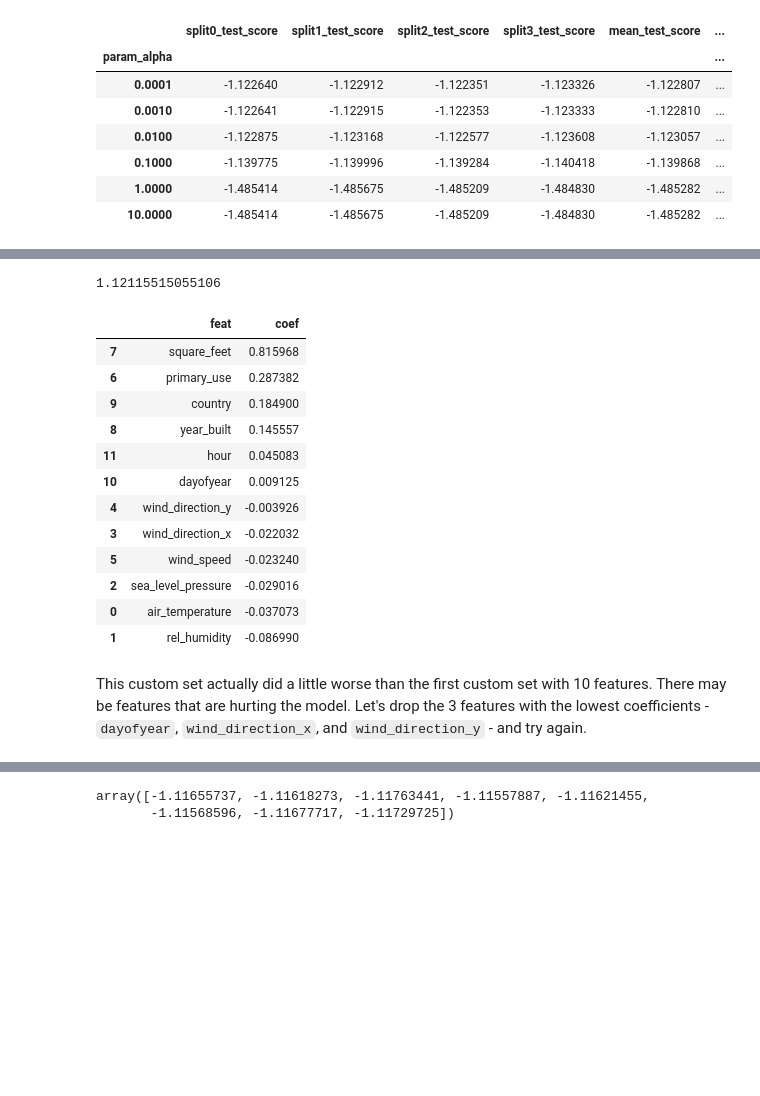
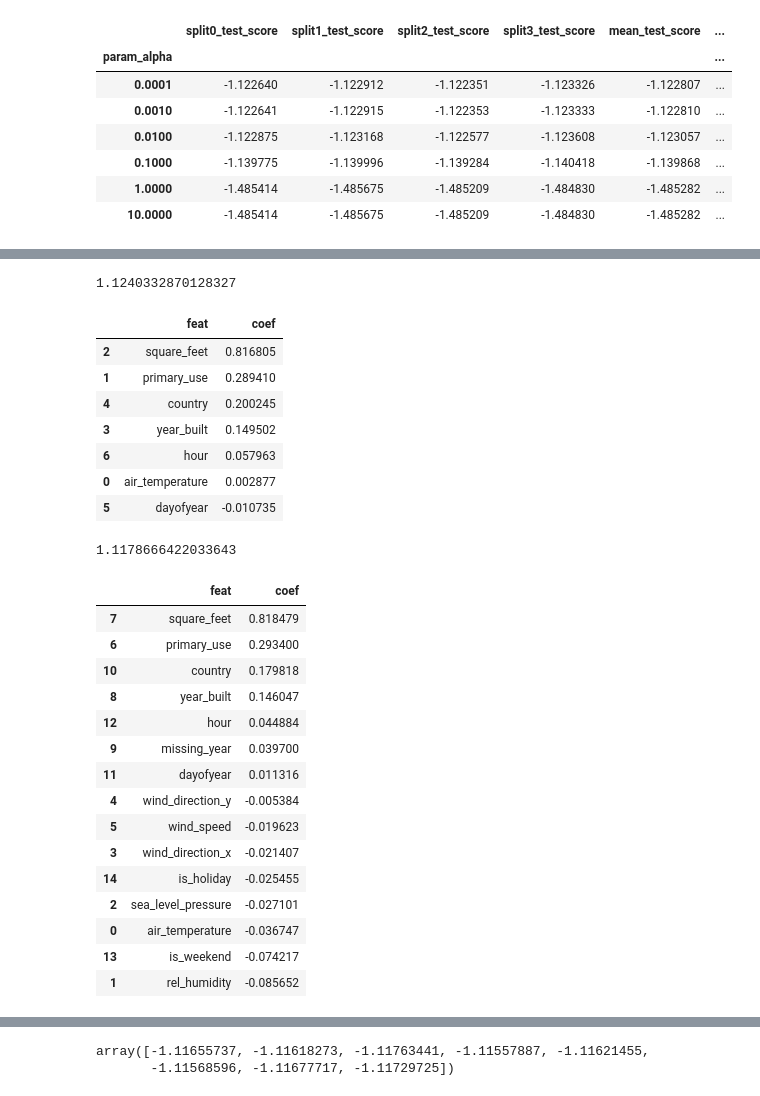
Before and after one commit to tri-bui/energy-predictor, a Jupyter notebook: notebooks/04-modeling.ipynb, the cells around one changed output, grey strips where cells are left out. Cells and saved outputs as stored; diff of their text form; code cells hidden in the pictures; blank space fills up the shorter version.

Commit message:
Update lasso regression subsection in notebook 04

```diff
--- a/notebooks/04-modeling.ipynb
+++ b/notebooks/04-modeling.ipynb
@@ -480,10 +481,0 @@ In other words, just drop `missing_year`, `is_weekend`, and `is_holiday` from th
-# %%
-# Custom feature set 2
-custom_drop2 = ['missing_year', 'is_weekend', 'is_holiday']
-custom_feats2 = Xe_train_scaled.drop(custom_drop2, axis=1).columns.tolist()
-
-# Lasso regression with custom feature set (12)
-params = {'alpha': [10 ** e for e in range(-4, 0)]}
-lasso12 = GridSearchCV(Lasso(random_state=0), params, cv=4, scoring='neg_root_mean_squared_error', n_jobs=-1, verbose=-1)
-lasso12.fit(Xe_train_scaled[custom_feats2], ye_train)
-pd.DataFrame(lasso12.cv_results_).set_index('param_alpha').iloc[:, 5:]
@@ -499,26 +482,48 @@ pd.DataFrame(lasso12.cv_results_).set_index('param_alpha').iloc[:, 5:]
+# %%
+# Lasso regression with tree set (7)
+lasso7 = Lasso(alpha=1e-4, random_state=0).fit(Xe_train_scaled[tree_feats], ye_train)
+
+# RMSE for predictions on validation set
+print(np.sqrt(mean_squared_error(ye_val, lasso7.predict(Xe_val_scaled[tree_feats]))))
+
+# Feature coefficients
+pd.DataFrame(zip(tree_feats, lasso7.coef_), columns=['feat', 'coef']).sort_values('coef', ascending=False)
+# %% [output]
+1.1240332870128327
+|  | feat | coef |
+| 2 | square_feet | 0.816805 |
+| 1 | primary_use | 0.289410 |
+| 4 | country | 0.200245 |
+| 3 | year_built | 0.149502 |
+| 6 | hour | 0.057963 |
+| 0 | air_temperature | 0.002877 |
+| 5 | dayofyear | -0.010735 |
 # %%
-# Lasso regression with custom feature set (12)
-lasso12 = Lasso(alpha=1e-4, random_state=0).fit(Xe_train_scaled[custom_feats2], ye_train)
+# Lasso regression with full feature set (15)
+lasso = Lasso(alpha=1e-4, random_state=0).fit(Xe_train_scaled, ye_train)
 
 # RMSE for predictions on validation set
-print(np.sqrt(mean_squared_error(ye_val, lasso12.predict(Xe_val_scaled[custom_feats2]))))
+print(np.sqrt(mean_squared_error(ye_val, lasso.predict(Xe_val_scaled))))
 
 # Feature coefficients
-pd.DataFrame(zip(custom_feats2, lasso12.coef_), columns=['feat', 'coef']).sort_values('coef', ascending=False)
+coefs = pd.DataFrame(zip(Xe_train_scaled.columns, lasso.coef_), columns=['feat', 'coef'])\
+          .sort_values('coef', ascending=False)
+coefs
 # %% [output]
-1.12115515055106
+1.1178666422033643
 |  | feat | coef |
-| 7 | square_feet | 0.815968 |
-| 6 | primary_use | 0.287382 |
-| 9 | country | 0.184900 |
-| 8 | year_built | 0.145557 |
-| 11 | hour | 0.045083 |
-| 10 | dayofyear | 0.009125 |
-| 4 | wind_direction_y | -0.003926 |
-| 3 | wind_direction_x | -0.022032 |
-| 5 | wind_speed | -0.023240 |
-| 2 | sea_level_pressure | -0.029016 |
-| 0 | air_temperature | -0.037073 |
-| 1 | rel_humidity | -0.086990 |
+| 7 | square_feet | 0.818479 |
+| 6 | primary_use | 0.293400 |
+| 10 | country | 0.179818 |
+| 8 | year_built | 0.146047 |
+| 12 | hour | 0.044884 |
+| 9 | missing_year | 0.039700 |
+| 11 | dayofyear | 0.011316 |
+| 4 | wind_direction_y | -0.005384 |
+| 5 | wind_speed | -0.019623 |
+| 3 | wind_direction_x | -0.021407 |
+| 14 | is_holiday | -0.025455 |
+| 2 | sea_level_pressure | -0.027101 |
+| 0 | air_temperature | -0.036747 |
+| 13 | is_weekend | -0.074217 |
+| 1 | rel_humidity | -0.085652 |
-# %% [markdown]
-This custom set actually did a little worse than the first custom set with 10 features. There may be features that are hurting the model. Let's drop the 3 features with the lowest coefficients - `dayofyear`, `wind_direction_x`, and `wind_direction_y` - and try again.
```
Also changed, not shown: parts of 7 cells of this notebook.
